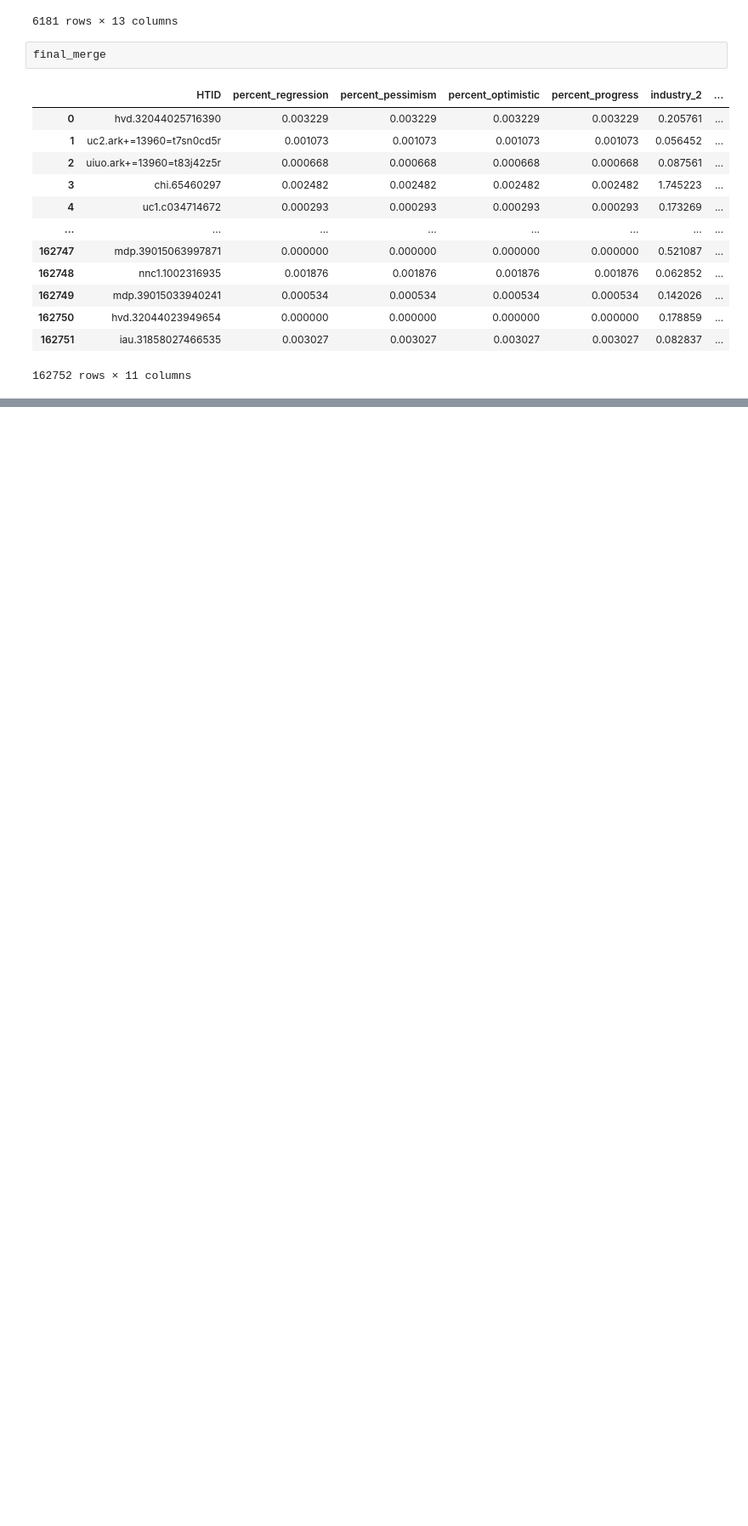
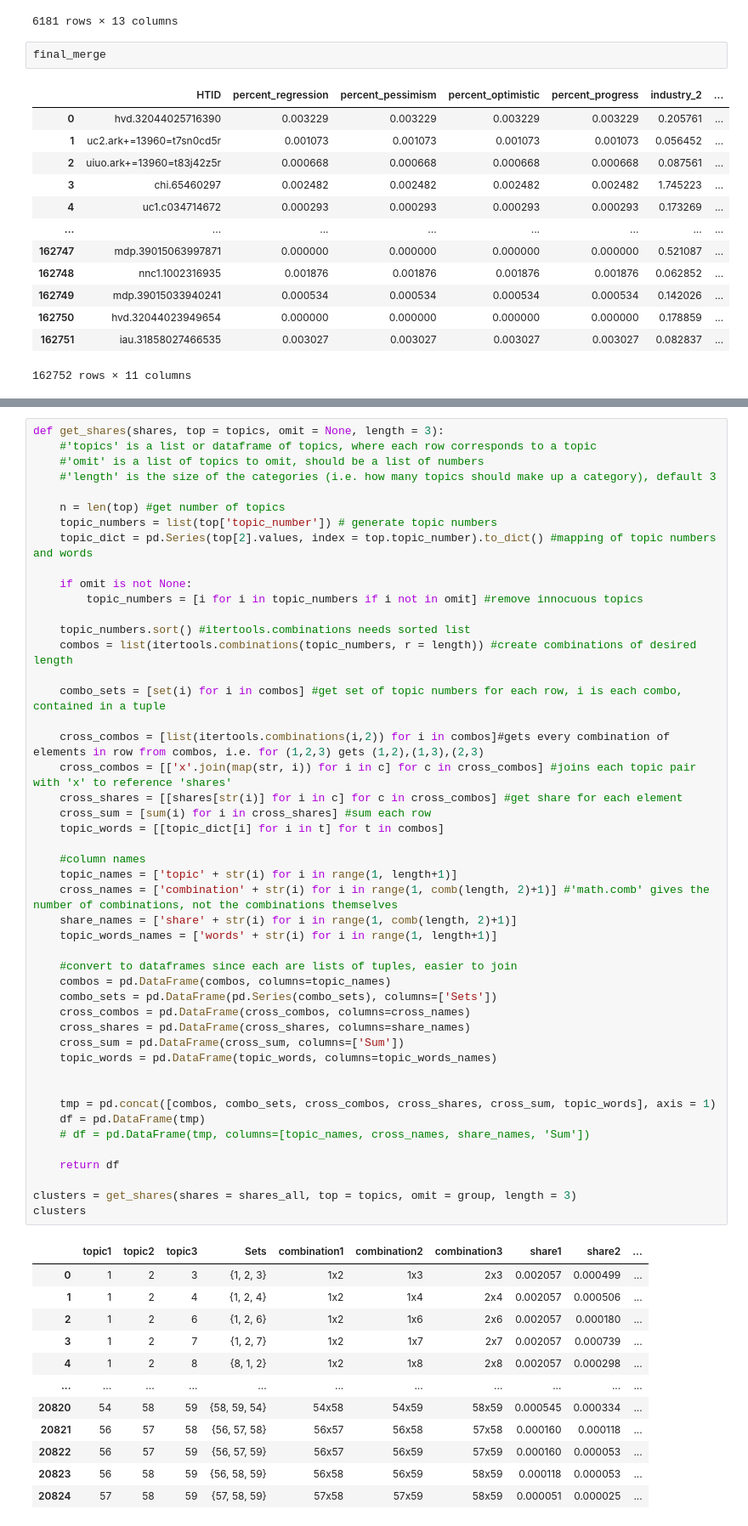
Before and after one commit to austinkennedy/Hathitrust, a Jupyter notebook: code/data_playground.ipynb, the cells around one changed output, grey strips where cells are left out. Shown at 85% size. Drawn from its saved outputs; the diff is of its cells as text; blank space fills up the shorter version.

```diff
--- a/code/data_playground.ipynb
+++ b/code/data_playground.ipynb
@@ -155,0 +333,60 @@ final_merge
+# %%
+def get_shares(shares, top = topics, omit = None, length = 3):
+    #'topics' is a list or dataframe of topics, where each row corresponds to a topic
+    #'omit' is a list of topics to omit, should be a list of numbers
+    #'length' is the size of the categories (i.e. how many topics should make up a category), default 3
+
+    n = len(top) #get number of topics
+    topic_numbers = list(top['topic_number']) # generate topic numbers
+    topic_dict = pd.Series(top[2].values, index = top.topic_number).to_dict() #mapping of topic numbers and words
+
+    if omit is not None:
+        topic_numbers = [i for i in topic_numbers if i not in omit] #remove innocuous topics
+
+    topic_numbers.sort() #itertools.combinations needs sorted list
+    combos = list(itertools.combinations(topic_numbers, r = length)) #create combinations of desired length
+
+    combo_sets = [set(i) for i in combos] #get set of topic numbers for each row, i is each combo, contained in a tuple
+
+    cross_combos = [list(itertools.combinations(i,2)) for i in combos]#gets every combination of elements in row from combos, i.e. for (1,2,3) gets (1,2),(1,3),(2,3)
+    cross_combos = [['x'.join(map(str, i)) for i in c] for c in cross_combos] #joins each topic pair with 'x' to reference 'shares'
+    cross_shares = [[shares[str(i)] for i in c] for c in cross_combos] #get share for each element
+    cross_sum = [sum(i) for i in cross_shares] #sum each row
+    topic_words = [[topic_dict[i] for i in t] for t in combos]
+
+    #column names
+    topic_names = ['topic' + str(i) for i in range(1, length+1)]
+    cross_names = ['combination' + str(i) for i in range(1, comb(length, 2)+1)] #'math.comb' gives the number of combinations, not the combinations themselves
+    share_names = ['share' + str(i) for i in range(1, comb(length, 2)+1)]
+    topic_words_names = ['words' + str(i) for i in range(1, length+1)]
+
+    #convert to dataframes since each are lists of tuples, easier to join
+    combos = pd.DataFrame(combos, columns=topic_names)
+    combo_sets = pd.DataFrame(pd.Series(combo_sets), columns=['Sets'])
+    cross_combos = pd.DataFrame(cross_combos, columns=cross_names)
+    cross_shares = pd.DataFrame(cross_shares, columns=share_names)
+    cross_sum = pd.DataFrame(cross_sum, columns=['Sum'])
+    topic_words = pd.DataFrame(topic_words, columns=topic_words_names)
+
+
+    tmp = pd.concat([combos, combo_sets, cross_combos, cross_shares, cross_sum, topic_words], axis = 1)
+    df = pd.DataFrame(tmp)
+    # df = pd.DataFrame(tmp, columns=[topic_names, cross_names, share_names, 'Sum'])
+
+    return df
+
+clusters = get_shares(shares = shares_all, top = topics, omit = group, length = 3)
+clusters
+# %% [output]
+|  | topic1 | topic2 | topic3 | Sets | combination1 | combination2 | combination3 | share1 | share2 | ... |
+| 0 | 1 | 2 | 3 | {1, 2, 3} | 1x2 | 1x3 | 2x3 | 0.002057 | 0.000499 | ... |
+| 1 | 1 | 2 | 4 | {1, 2, 4} | 1x2 | 1x4 | 2x4 | 0.002057 | 0.000506 | ... |
+| 2 | 1 | 2 | 6 | {1, 2, 6} | 1x2 | 1x6 | 2x6 | 0.002057 | 0.000180 | ... |
+| 3 | 1 | 2 | 7 | {1, 2, 7} | 1x2 | 1x7 | 2x7 | 0.002057 | 0.000739 | ... |
+| 4 | 1 | 2 | 8 | {8, 1, 2} | 1x2 | 1x8 | 2x8 | 0.002057 | 0.000298 | ... |
+| ... | ... | ... | ... | ... | ... | ... | ... | ... | ... | ... |
+| 20820 | 54 | 58 | 59 | {58, 59, 54} | 54x58 | 54x59 | 58x59 | 0.000545 | 0.000334 | ... |
+| 20821 | 56 | 57 | 58 | {56, 57, 58} | 56x57 | 56x58 | 57x58 | 0.000160 | 0.000118 | ... |
+| 20822 | 56 | 57 | 59 | {56, 57, 59} | 56x57 | 56x59 | 57x59 | 0.000160 | 0.000053 | ... |
+| 20823 | 56 | 58 | 59 | {56, 58, 59} | 56x58 | 56x59 | 58x59 | 0.000118 | 0.000053 | ... |
+| 20824 | 57 | 58 | 59 | {57, 58, 59} | 57x58 | 57x59 | 58x59 | 0.000051 | 0.000025 | ... |
```
Also changed, not shown: parts of 5 cells of this notebook, 2 other files.
